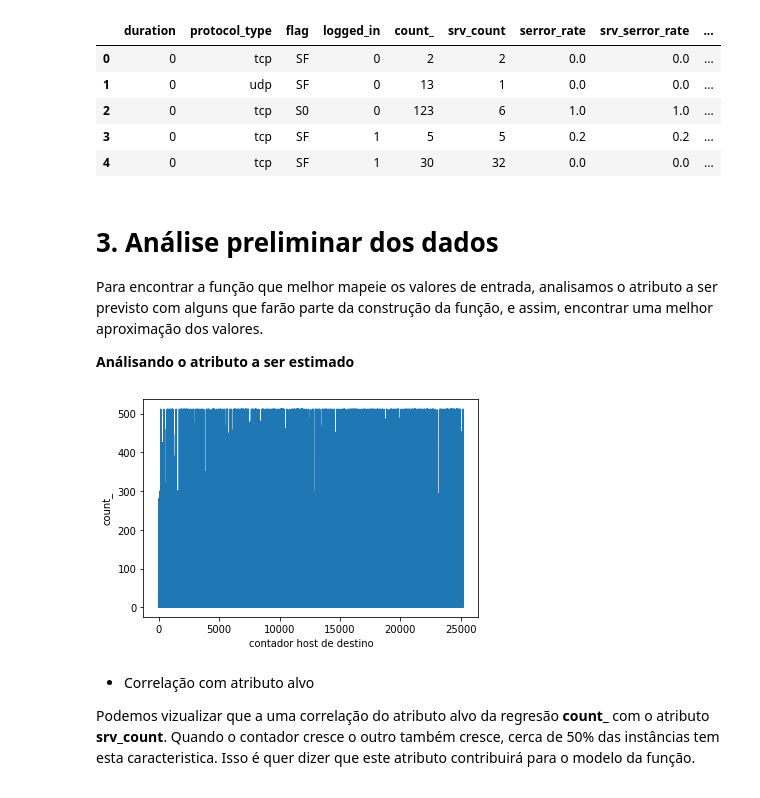
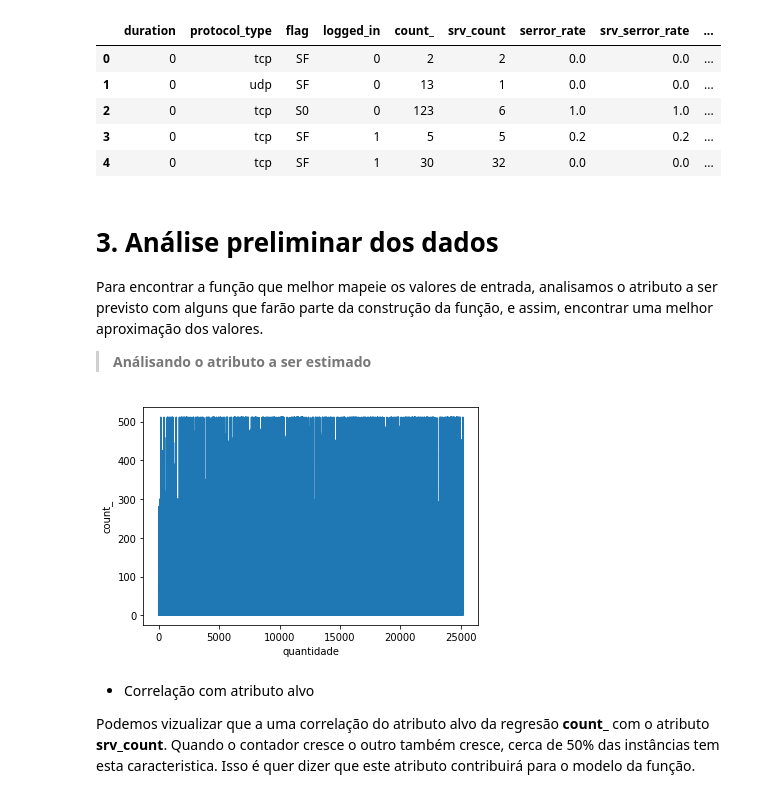
Before and after one commit to kassio077/Aprendizado-de-maquina, a Jupyter notebook: Atividade_5.ipynb, the cells around one changed output. Cells and saved outputs as stored; diff of their text form; code cells hidden in the pictures.

```diff
--- a/Atividade_5.ipynb
+++ b/Atividade_5.ipynb
@@ -48,15 +55,14 @@ dados.head()
 
 Para encontrar a função que melhor mapeie os valores de entrada, analisamos o atributo a ser previsto com alguns que farão parte da construção da função, e assim, encontrar uma melhor aproximação dos valores.
 
-**Análisando o atributo a ser estimado**
+> **Análisando o atributo a ser estimado**
 # %%
-#plotando
 plt.plot(dados.count_)
-plt.xlabel('contador host de destino')
+plt.xlabel('quantidade')
 plt.ylabel('count_')
 plt.show()
 # %% [output]
-[figure, old version]
+[figure, new version]
 # %% [markdown]
 * Correlação com atributo alvo
 
```
Also changed, not shown: parts of 42 cells of this notebook.
